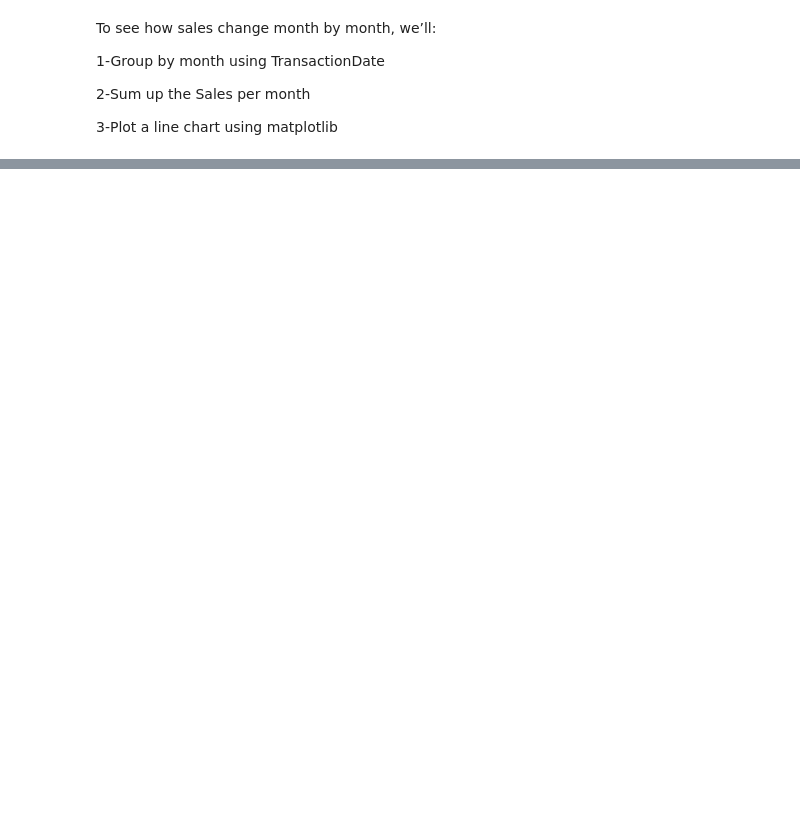
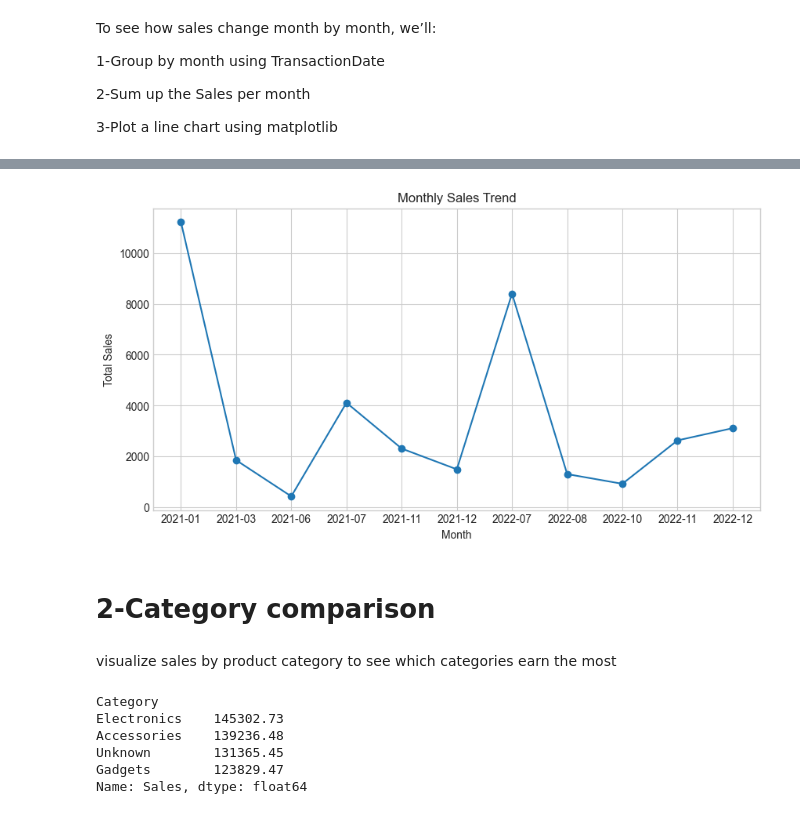
Before and after one commit to Medisa73/Retail_Sales_Project, a Jupyter notebook: retail_sales_data.ipynb, the cells around one changed output, grey strips where cells are left out. Cells and saved outputs as stored; diff of their text form; code cells hidden in the pictures; blank space fills up the shorter version.

Commit message:
Continued Visualization

```diff
--- a/retail_sales_data.ipynb
+++ b/retail_sales_data.ipynb
@@ -474,0 +486,25 @@ monthly_sales = df.groupby(df["TransactionDate"].dt.to_period("M"))["Sales"].sum
+# %%
+plt.figure(figsize=(10, 5))
+plt.plot(monthly_sales.index.astype(str), monthly_sales.values, marker='o')
+plt.title("Monthly Sales Trend")
+plt.xlabel("Month")
+plt.ylabel("Total Sales")
+plt.grid(True)
+plt.show()
+# %% [output]
+[figure, added]
+# %% [markdown]
+# 2-Category comparison
+# %% [markdown]
+visualize sales by product category to see which categories earn the most
+# %%
+#visualize sales by product category to see which categories earn the most
+category_sales = df.groupby("Category")["Sales"].sum().sort_values(ascending=False)
+category_sales
+# %% [output]
+Category
+Electronics    145302.73
+Accessories    139236.48
+Unknown        131365.45
+Gadgets        123829.47
+Name: Sales, dtype: float64
```
Also changed, not shown: parts of 7 cells of this notebook.
